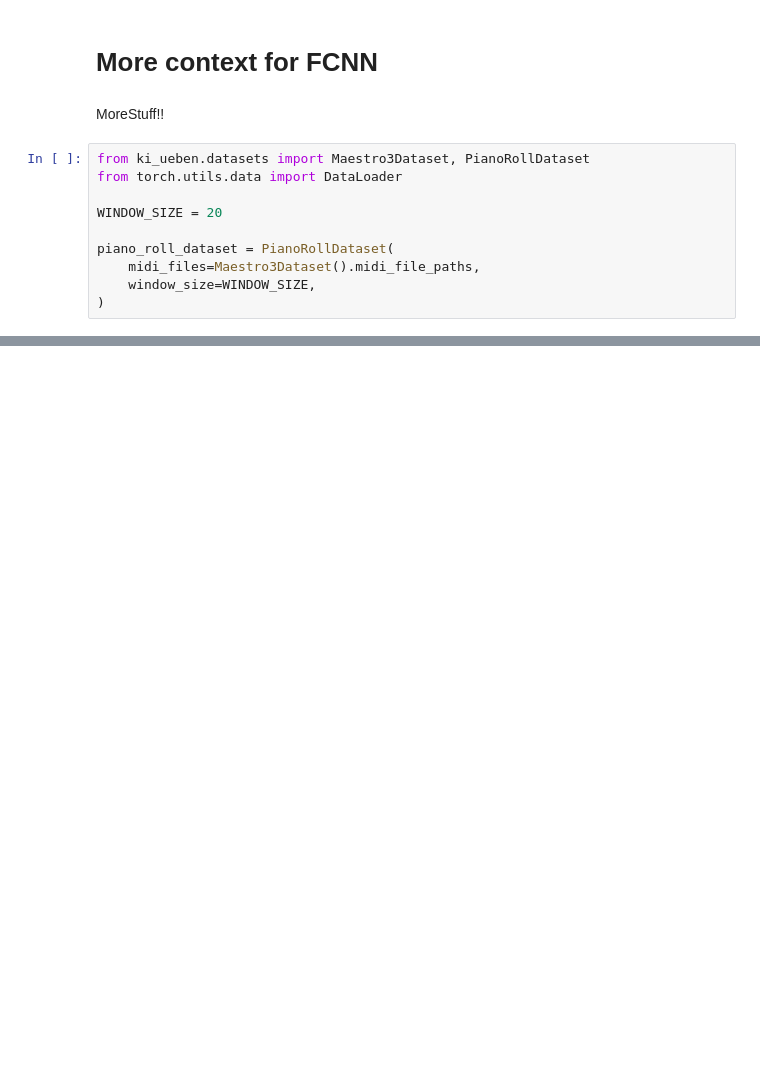
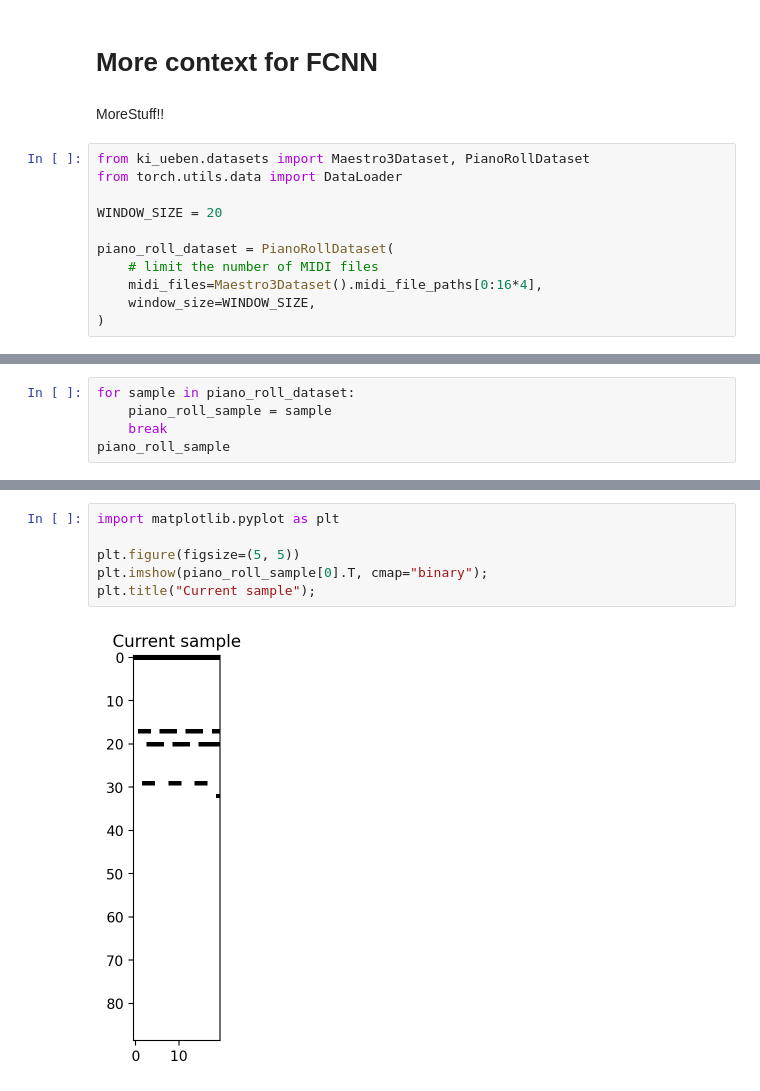
Before and after one commit to capital-G/ki-ueben-klavier-trainieren, a Jupyter notebook: book/chapters/ann-context.ipynb, the cells around one changed output, grey strips where cells are left out. Cells and saved outputs as stored; diff of their text form; blank space fills up the shorter version.

```diff
--- a/book/chapters/ann-context.ipynb
+++ b/book/chapters/ann-context.ipynb
@@ -9,7 +9,8 @@ from torch.utils.data import DataLoader
 WINDOW_SIZE = 20
 
 piano_roll_dataset = PianoRollDataset(
-    midi_files=Maestro3Dataset().midi_file_paths,
+    # limit the number of MIDI files
+    midi_files=Maestro3Dataset().midi_file_paths[0:16*4],
     window_size=WINDOW_SIZE,
 )
 # %%
@@ -131,0 +141,5 @@ df_simple_metrics.plot.line(
+# %%
+for sample in piano_roll_dataset:
+    piano_roll_sample = sample
+    break
+piano_roll_sample
@@ -131,0 +159,8 @@ df_simple_metrics.plot.line(
+# %%
+import matplotlib.pyplot as plt
+
+plt.figure(figsize=(5, 5))
+plt.imshow(piano_roll_sample[0].T, cmap="binary");
+plt.title("Current sample");
+# %% [output]
+[figure, added]
```
Also changed, not shown: parts of 15 cells of this notebook, 7 other files.
